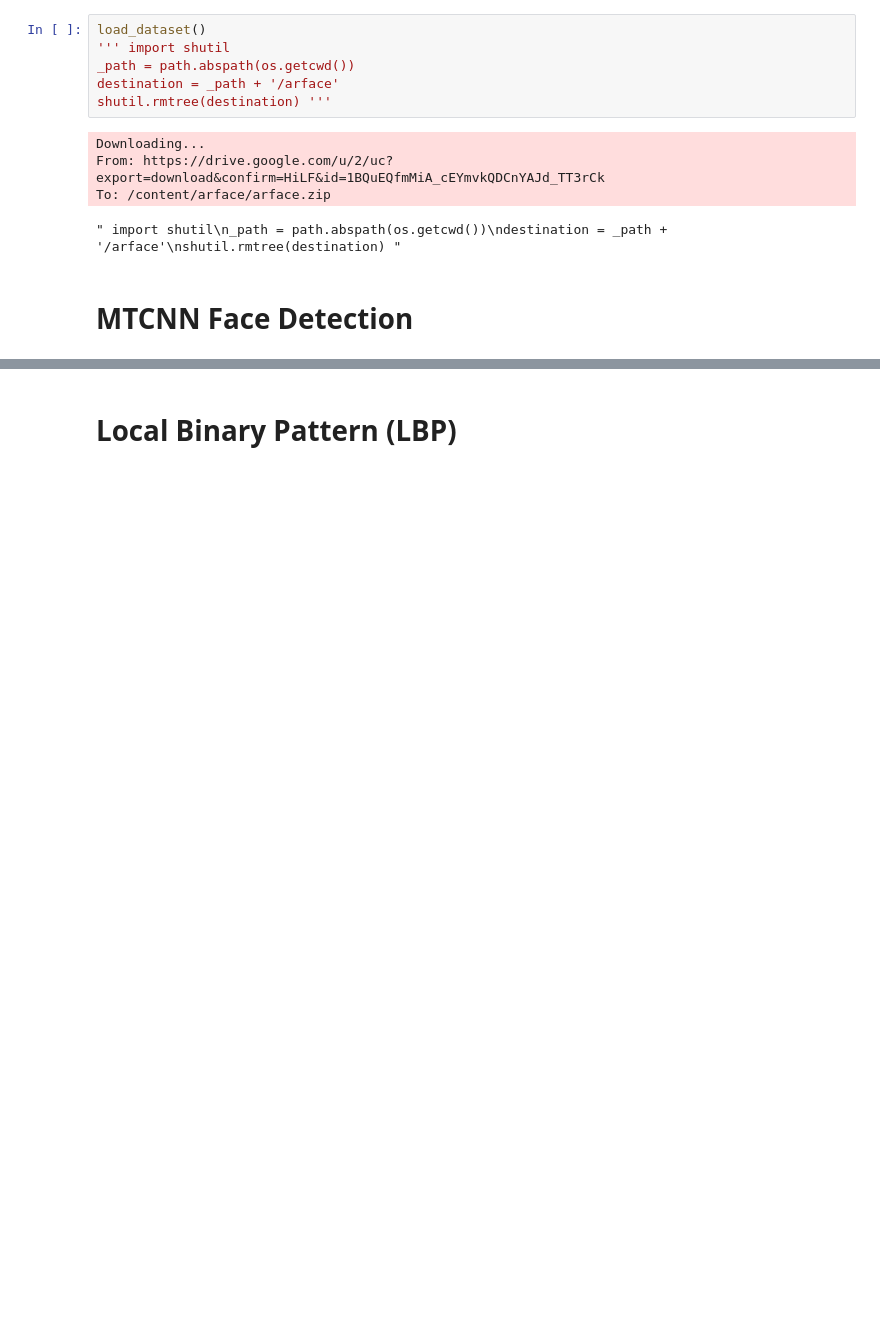
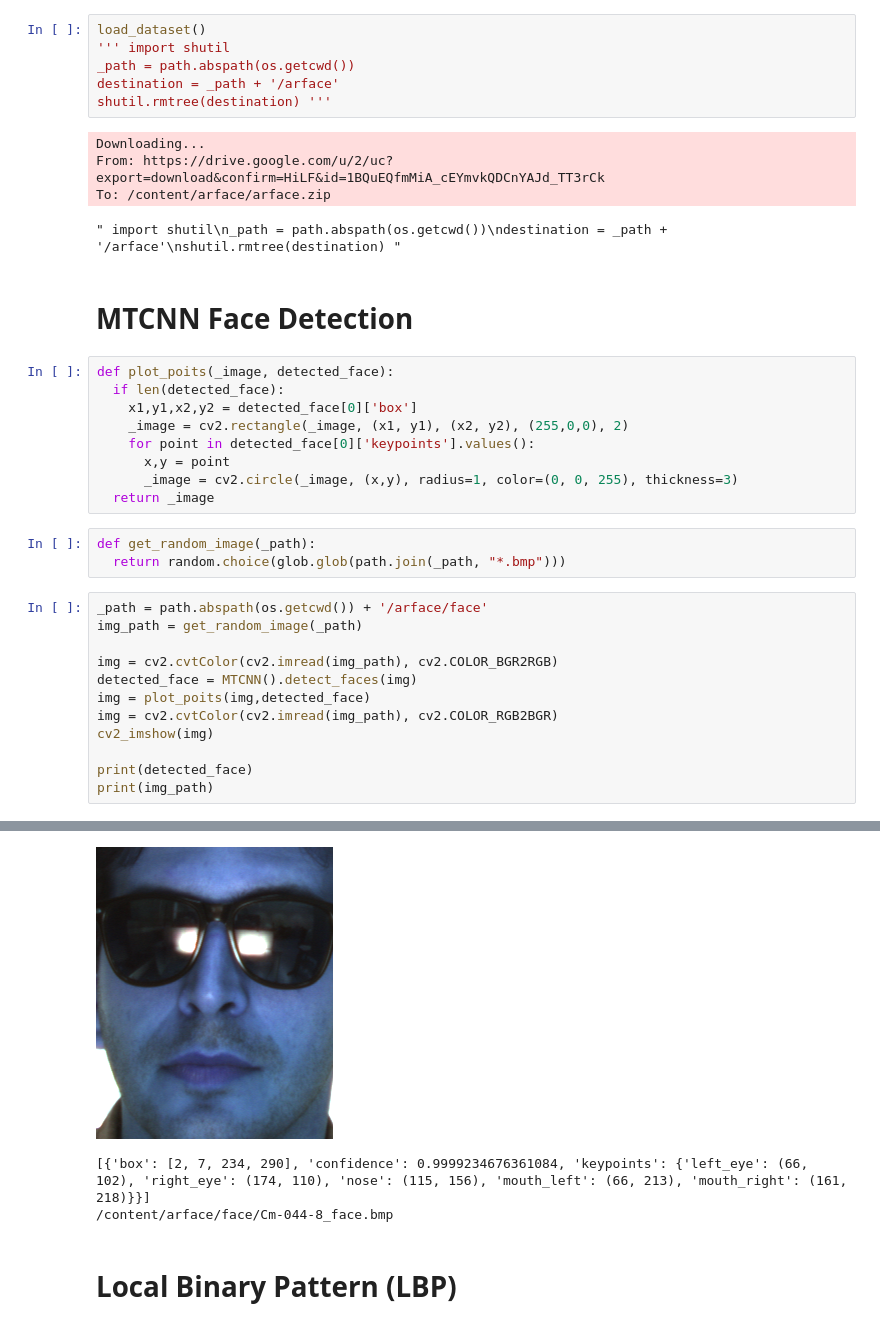
Before and after one commit to Lucs1590/PID, a Jupyter notebook: homework_5/face.ipynb, the cells around one changed output, grey strips where cells are left out. Cells and saved outputs as stored; diff of their text form; blank space fills up the shorter version.

Commit message:
feat(face.ipynb): add mtcnn

```diff
--- a/homework_5/face.ipynb
+++ b/homework_5/face.ipynb
@@ -59,3 +76,28 @@ To: /content/arface/arface.zip
 " import shutil\n_path = path.abspath(os.getcwd())\ndestination = _path + '/arface'\nshutil.rmtree(destination) "
 # %% [markdown]
 # MTCNN Face Detection
+# %%
+def plot_poits(_image, detected_face):
+  if len(detected_face):
+    x1,y1,x2,y2 = detected_face[0]['box']
+    _image = cv2.rectangle(_image, (x1, y1), (x2, y2), (255,0,0), 2)
+    for point in detected_face[0]['keypoints'].values():
+      x,y = point
+      _image = cv2.circle(_image, (x,y), radius=1, color=(0, 0, 255), thickness=3)
+  return _image
+# %%
+def get_random_image(_path):
+  return random.choice(glob.glob(path.join(_path, "*.bmp")))
+# %%
+_path = path.abspath(os.getcwd()) + '/arface/face'
+img_path = get_random_image(_path)
+
+img = cv2.cvtColor(cv2.imread(img_path), cv2.COLOR_BGR2RGB)
+detected_face = MTCNN().detect_faces(img)
+img = plot_poits(img,detected_face)
+img = cv2.cvtColor(cv2.imread(img_path), cv2.COLOR_RGB2BGR)
+cv2_imshow(img)
+
+print(detected_face)
+print(img_path)
+# %% [output]
@@ -62,2 +109,5 @@ To: /content/arface/arface.zip
+[figure, added]
+[{'box': [2, 7, 234, 290], 'confidence': 0.9999234676361084, 'keypoints': {'left_eye': (66, 102), 'right_eye': (174, 110), 'nose': (115, 156), 'mouth_left': (66, 213), 'mouth_right': (161, 218)}}]
+/content/arface/face/Cm-044-8_face.bmp
 # %% [markdown]
 # Local Binary Pattern (LBP)
```
Also changed, not shown: parts of 6 cells of this notebook.
